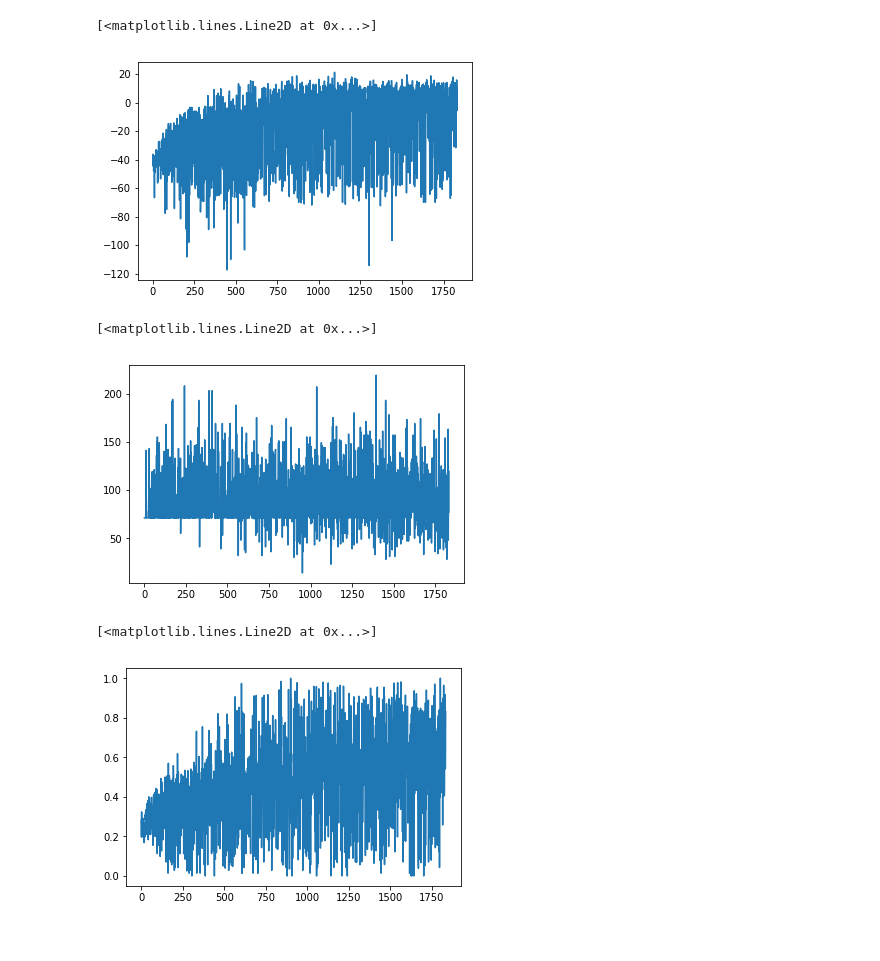
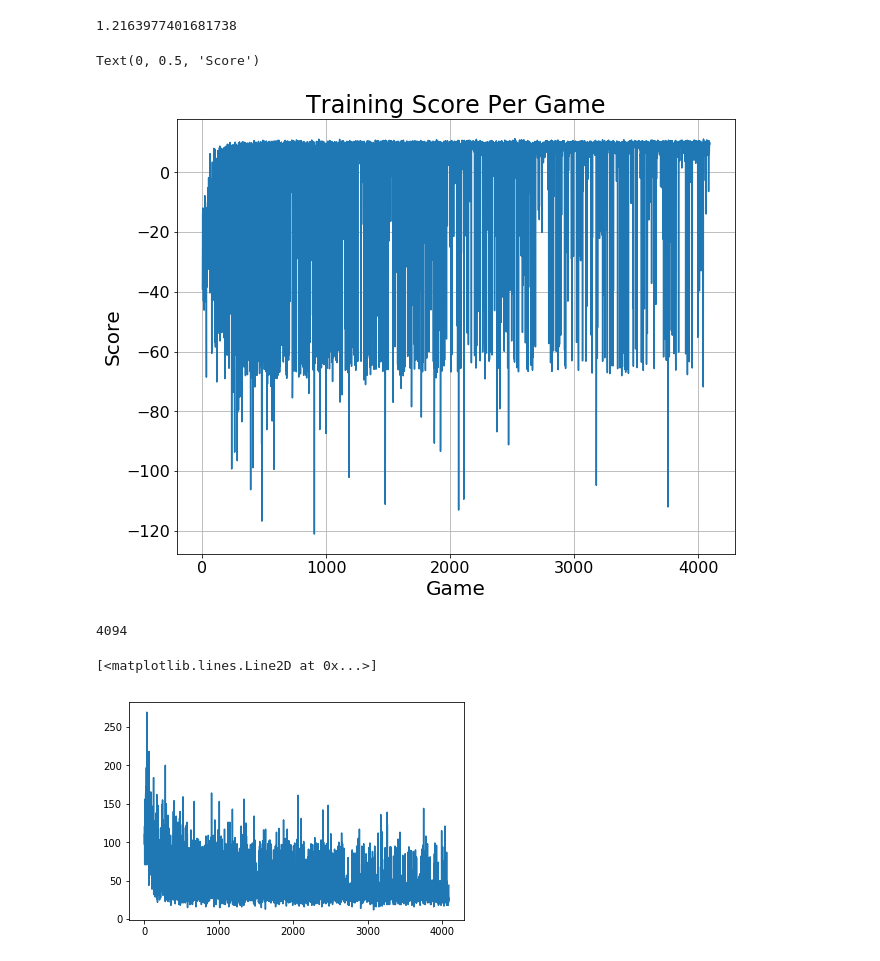
Before and after one commit to MilkyLatte/Search-and-Rescue-Research, a Jupyter notebook: Reinforcement/Qlearning analysis.ipynb, the cells around one changed output. Drawn from its saved outputs; the diff is of its cells as text; code cells hidden in the pictures.

```diff
--- a/Reinforcement/Qlearning analysis.ipynb
+++ b/Reinforcement/Qlearning analysis.ipynb
@@ -22,15 +21,21 @@ plt.plot(history["qval"])
-# %%
-plt.plot(history["score"])
-# %% [output]
-[<matplotlib.lines.Line2D at 0x...>]
-[figure, removed]
+# %%
+plt.figure(figsize=(10,8))
+
+print(np.mean(history["score"][1500:]))
+plt.plot(history["score"])
+plt.tick_params(labelsize=16)
+plt.grid()
+plt.title("Training Score Per Game", fontsize=24)
+plt.xlabel("Game", fontsize=20)
+plt.ylabel("Score", fontsize=20)
+# %% [output]
+1.2163977401681738
+Text(0, 0.5, 'Score')
+[figure, added]
 # %%
+print(len(history["moves"]))
 plt.plot(history["moves"])
 # %% [output]
-[<matplotlib.lines.Line2D at 0x...>]
+4094
+[<matplotlib.lines.Line2D at 0x...>]
-[figure, old version]
+[figure, new version]
-# %%
-plt.plot(history["acc"])
-# %% [output]
-[<matplotlib.lines.Line2D at 0x...>]
-[figure, removed]
```
Also changed, not shown: parts of 9 cells of this notebook, 20 other files.
